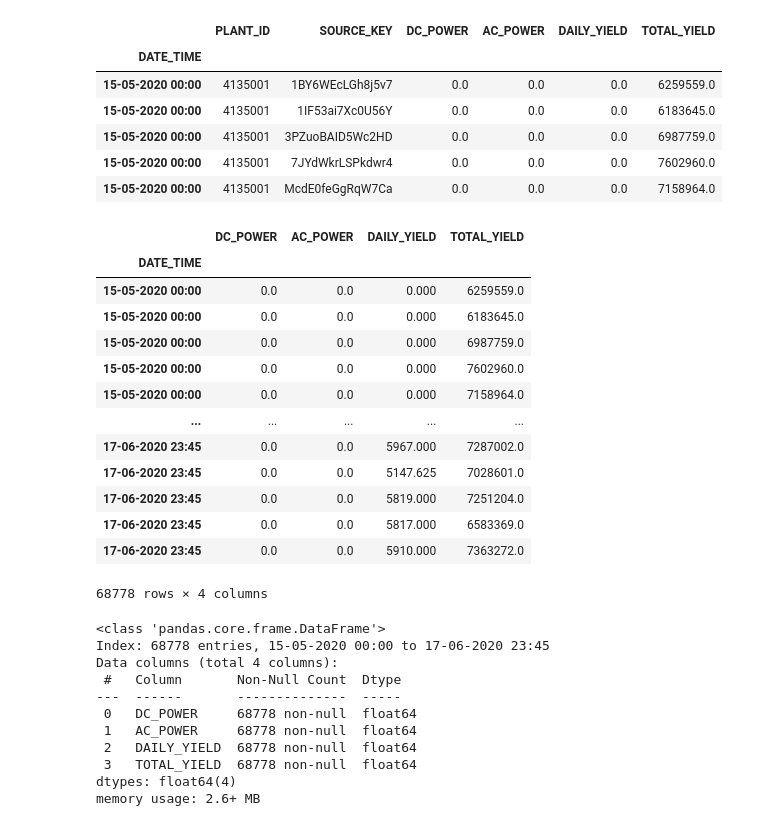
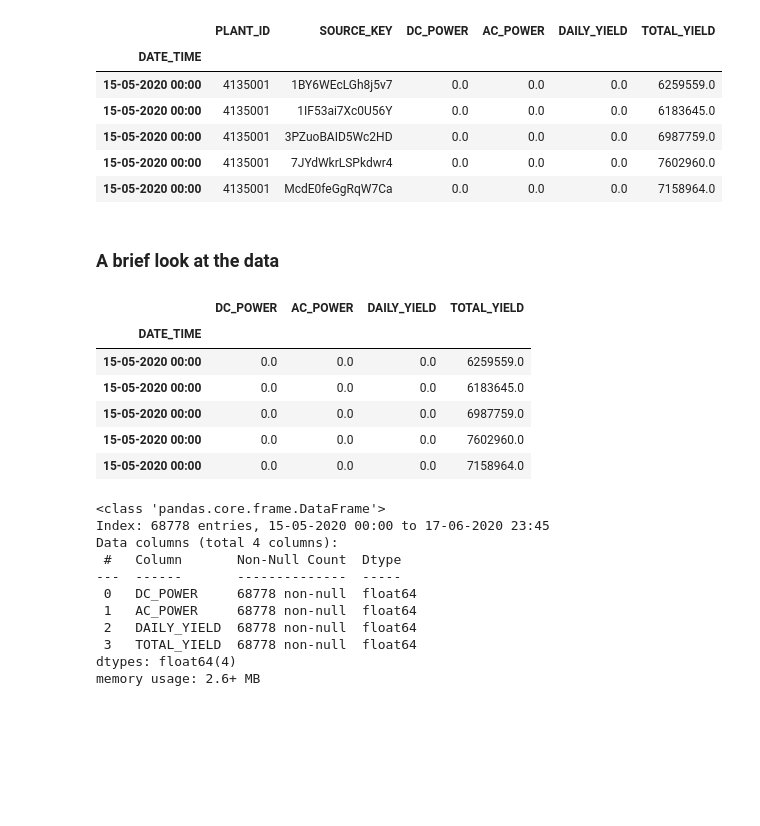
Before and after one commit to BurtonBarnes/solar, a Jupyter notebook: explore.ipynb, the cells around one changed output. Cells and saved outputs as stored; diff of their text form; code cells hidden in the pictures; blank space fills up the shorter version.

```diff
--- a/explore.ipynb
+++ b/explore.ipynb
@@ -61,23 +63,20 @@ df.head()
 | 15-05-2020 00:00 | 4135001 | 7JYdWkrLSPkdwr4 | 0.0 | 0.0 | 0.0 | 7602960.0 |
 | 15-05-2020 00:00 | 4135001 | McdE0feGgRqW7Ca | 0.0 | 0.0 | 0.0 | 7158964.0 |
 # %%
+# drop columns
 df = df.drop(columns=['SOURCE_KEY', 'PLANT_ID'])
-df
-# %% [output]
-|  | DC_POWER | AC_POWER | DAILY_YIELD | TOTAL_YIELD |
-| DATE_TIME |  |  |  |  |
-| 15-05-2020 00:00 | 0.0 | 0.0 | 0.000 | 6259559.0 |
-| 15-05-2020 00:00 | 0.0 | 0.0 | 0.000 | 6183645.0 |
-| 15-05-2020 00:00 | 0.0 | 0.0 | 0.000 | 6987759.0 |
-| 15-05-2020 00:00 | 0.0 | 0.0 | 0.000 | 7602960.0 |
-| 15-05-2020 00:00 | 0.0 | 0.0 | 0.000 | 7158964.0 |
-| ... | ... | ... | ... | ... |
-| 17-06-2020 23:45 | 0.0 | 0.0 | 5967.000 | 7287002.0 |
-| 17-06-2020 23:45 | 0.0 | 0.0 | 5147.625 | 7028601.0 |
-| 17-06-2020 23:45 | 0.0 | 0.0 | 5819.000 | 7251204.0 |
-| 17-06-2020 23:45 | 0.0 | 0.0 | 5817.000 | 6583369.0 |
-| 17-06-2020 23:45 | 0.0 | 0.0 | 5910.000 | 7363272.0 |
-68778 rows × 4 columns
+# %% [markdown]
+### A brief look at the data
+# %%
+df.head()
+# %% [output]
+|  | DC_POWER | AC_POWER | DAILY_YIELD | TOTAL_YIELD |
+| DATE_TIME |  |  |  |  |
+| 15-05-2020 00:00 | 0.0 | 0.0 | 0.0 | 6259559.0 |
+| 15-05-2020 00:00 | 0.0 | 0.0 | 0.0 | 6183645.0 |
+| 15-05-2020 00:00 | 0.0 | 0.0 | 0.0 | 6987759.0 |
+| 15-05-2020 00:00 | 0.0 | 0.0 | 0.0 | 7602960.0 |
+| 15-05-2020 00:00 | 0.0 | 0.0 | 0.0 | 7158964.0 |
 # %%
 df.info()
 # %% [output]
```
Also changed, not shown: parts of 8 cells of this notebook.
